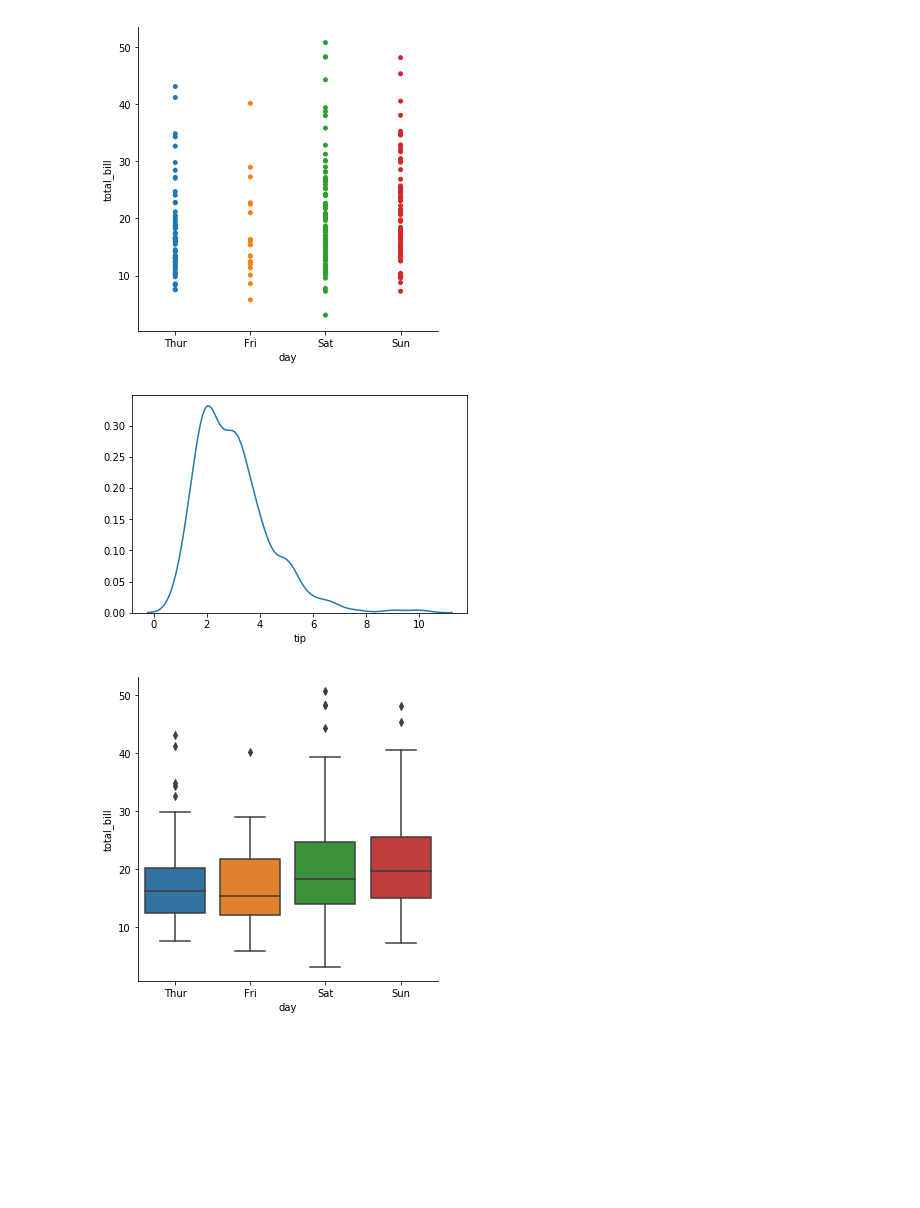
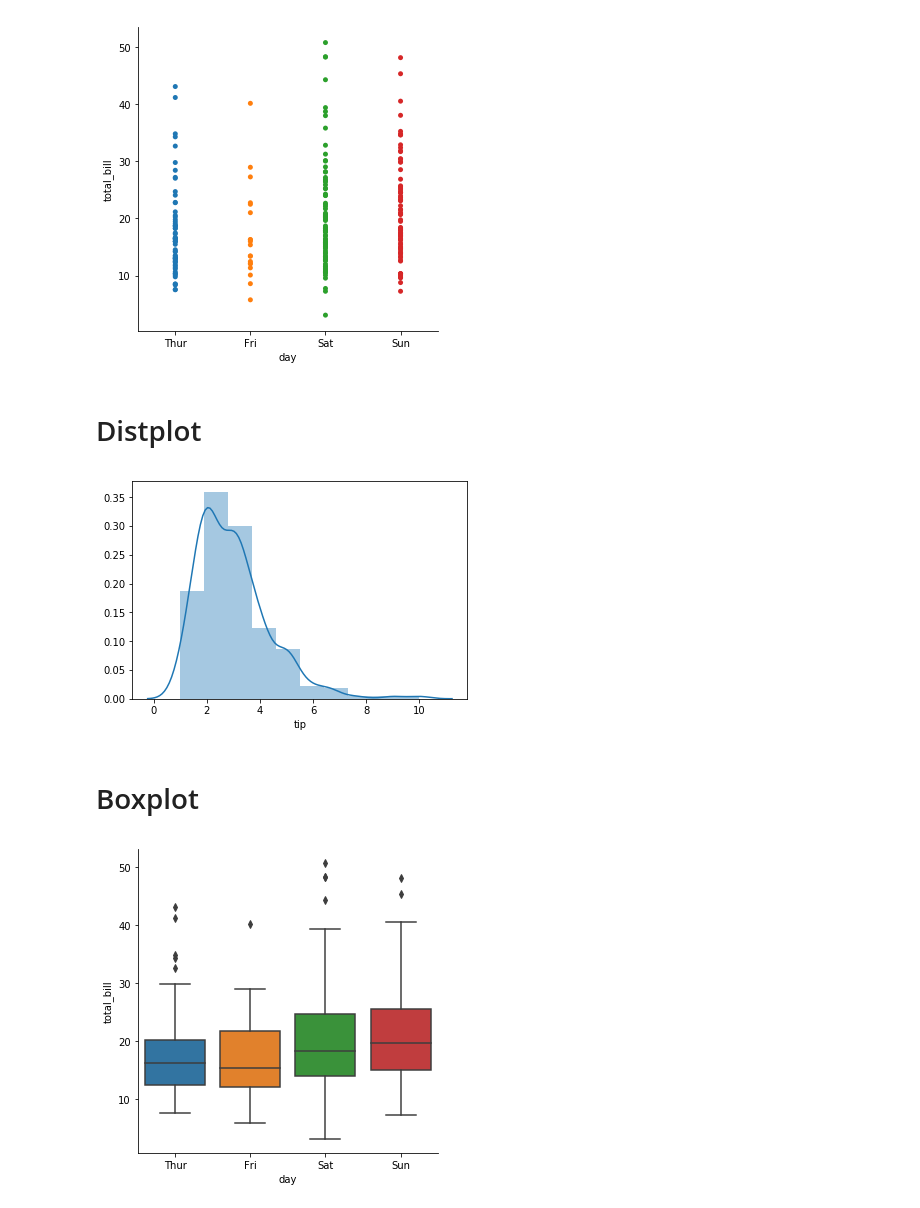
Before and after one commit to rossdavidhunter/Fundamentals-Data-Analysis-Assessment, a Jupyter notebook: tipsdataset.ipynb, the cells around one changed output. Cells and saved outputs as stored; diff of their text form; code cells hidden in the pictures; blank space fills up the shorter version.

Commit message:
Add markdown and some more plots

```diff
--- a/tipsdataset.ipynb
+++ b/tipsdataset.ipynb
@@ -70,11 +74,15 @@ sns.catplot(x="day", y="total_bill", jitter=False, data=tips)
 plt.show()
 # %% [output]
 [figure]
+# %% [markdown]
+# Distplot
 # %%
-sns.distplot(tips['tip'],hist=False, bins=10)
+snas.distplot(tips['tip'],hist=True, bins=10)
 plt.show()
 # %% [output]
-[figure, old version]
+[figure, new version]
+# %% [markdown]
+# Boxplot
 # %%
 sns.catplot(x="day", y="total_bill", kind="box", data=tips)
 plt.show()
```
Also changed, not shown: parts of 7 cells of this notebook.
